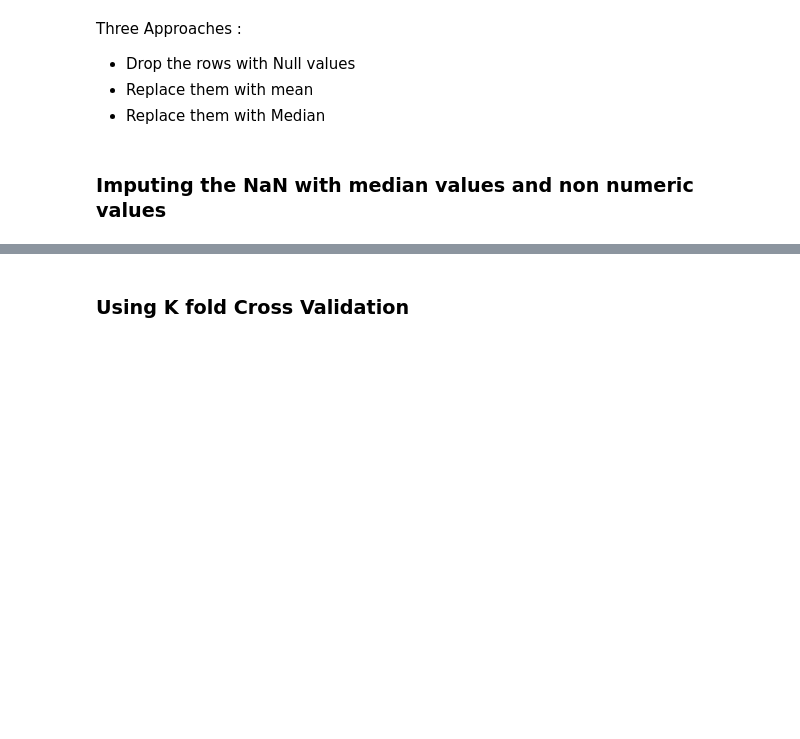
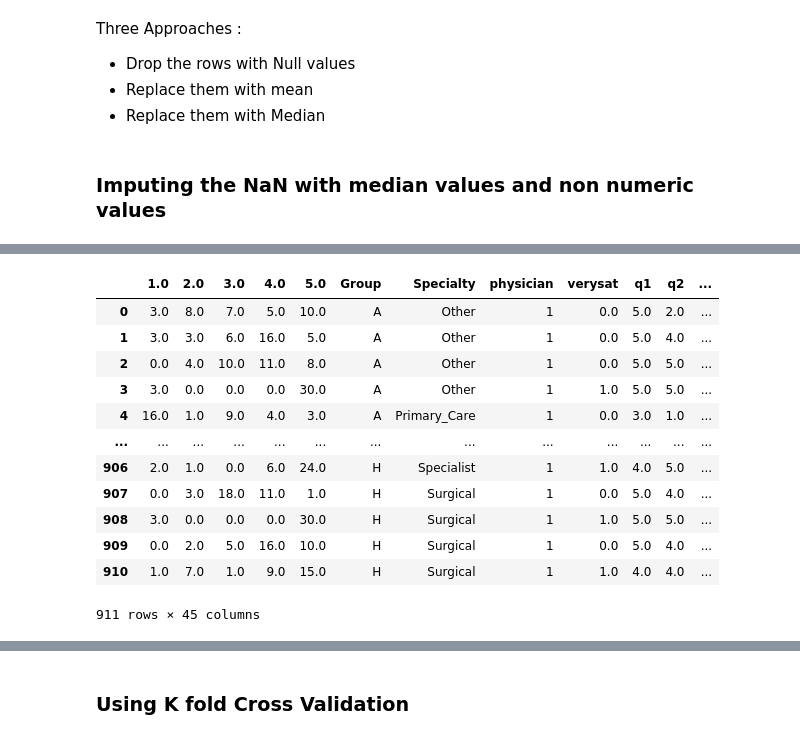
Before and after one commit to parasgulati8/People-Analytics, a Jupyter notebook: People_Analytics_Hackathon.ipynb, the cells around one changed output, grey strips where cells are left out. Cells and saved outputs as stored; diff of their text form; code cells hidden in the pictures; blank space fills up the shorter version.

```diff
--- a/People_Analytics_Hackathon.ipynb
+++ b/People_Analytics_Hackathon.ipynb
@@ -82,0 +97,22 @@ data.dropna(inplace=True)
+# %%
+new_data.reset_index(drop=True, inplace=True)
+# %%
+new_data['negatives'] = new_data.loc[:, 1.0] + new_data.loc[:, 2.0]
+# %%
+new_data['positives'] = new_data.loc[:, 4.0] + new_data.loc[:, 5.0]
+# %%
+new_data
+# %% [output]
+|  | 1.0 | 2.0 | 3.0 | 4.0 | 5.0 | Group | Specialty | physician | verysat | q1 | q2 | ... |
+| 0 | 3.0 | 8.0 | 7.0 | 5.0 | 10.0 | A | Other | 1 | 0.0 | 5.0 | 2.0 | ... |
+| 1 | 3.0 | 3.0 | 6.0 | 16.0 | 5.0 | A | Other | 1 | 0.0 | 5.0 | 4.0 | ... |
+| 2 | 0.0 | 4.0 | 10.0 | 11.0 | 8.0 | A | Other | 1 | 0.0 | 5.0 | 5.0 | ... |
+| 3 | 3.0 | 0.0 | 0.0 | 0.0 | 30.0 | A | Other | 1 | 1.0 | 5.0 | 5.0 | ... |
+| 4 | 16.0 | 1.0 | 9.0 | 4.0 | 3.0 | A | Primary_Care | 1 | 0.0 | 3.0 | 1.0 | ... |
+| ... | ... | ... | ... | ... | ... | ... | ... | ... | ... | ... | ... | ... |
+| 906 | 2.0 | 1.0 | 0.0 | 6.0 | 24.0 | H | Specialist | 1 | 1.0 | 4.0 | 5.0 | ... |
+| 907 | 0.0 | 3.0 | 18.0 | 11.0 | 1.0 | H | Surgical | 1 | 0.0 | 5.0 | 4.0 | ... |
+| 908 | 3.0 | 0.0 | 0.0 | 0.0 | 30.0 | H | Surgical | 1 | 1.0 | 5.0 | 5.0 | ... |
+| 909 | 0.0 | 2.0 | 5.0 | 16.0 | 10.0 | H | Surgical | 1 | 0.0 | 5.0 | 4.0 | ... |
+| 910 | 1.0 | 7.0 | 1.0 | 9.0 | 15.0 | H | Surgical | 1 | 1.0 | 4.0 | 4.0 | ... |
+911 rows × 45 columns
```
Also changed, not shown: parts of 39 cells of this notebook.
